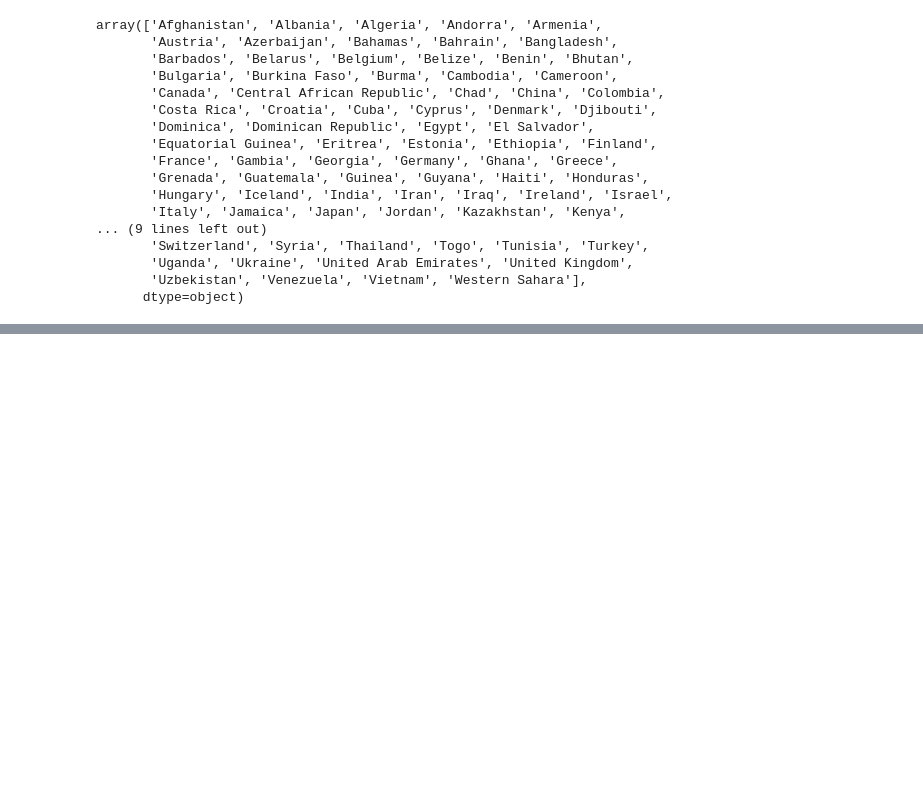
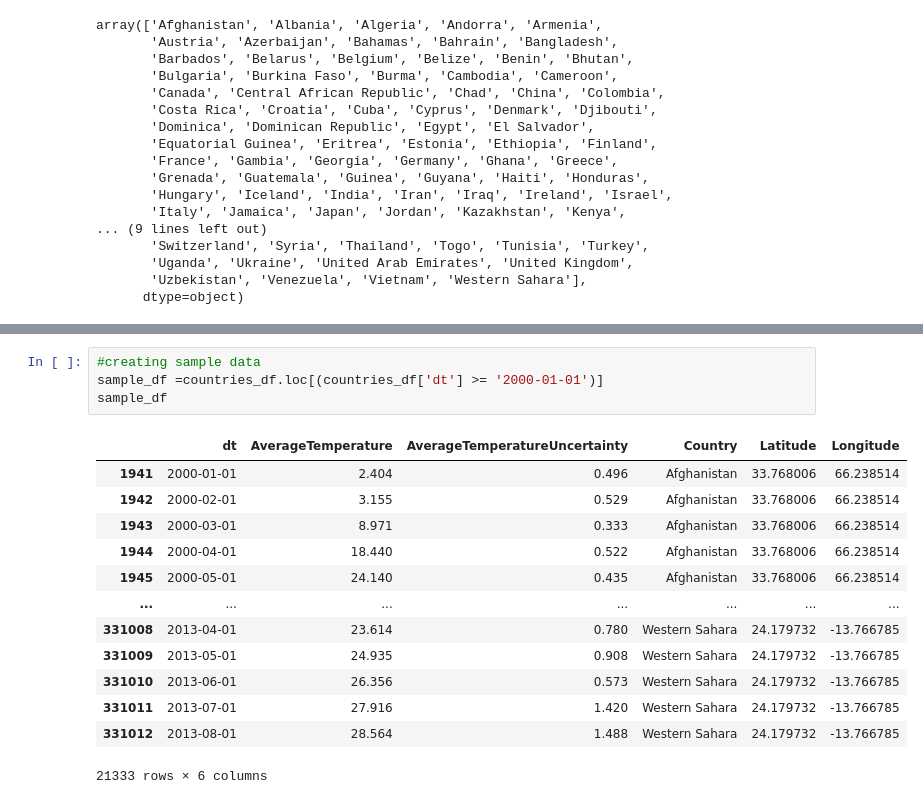
Before and after one commit to MichaelFischer23/kaggle, a Jupyter notebook: Filtering_country_data.ipynb, the cells around one changed output, grey strips where cells are left out. Saved outputs shown, nothing was run; the diff lists cells and outputs as text; blank space fills up the shorter version.

```diff
--- a/Filtering_country_data.ipynb
+++ b/Filtering_country_data.ipynb
@@ -141,0 +184,18 @@ array(['Afghanistan', 'Albania', 'Algeria', 'Andorra', 'Armenia',
+# %%
+#creating sample data
+sample_df =countries_df.loc[(countries_df['dt'] >= '2000-01-01')]
+sample_df
+# %% [output]
+|  | dt | AverageTemperature | AverageTemperatureUncertainty | Country | Latitude | Longitude |
+| 1941 | 2000-01-01 | 2.404 | 0.496 | Afghanistan | 33.768006 | 66.238514 |
+| 1942 | 2000-02-01 | 3.155 | 0.529 | Afghanistan | 33.768006 | 66.238514 |
+| 1943 | 2000-03-01 | 8.971 | 0.333 | Afghanistan | 33.768006 | 66.238514 |
+| 1944 | 2000-04-01 | 18.440 | 0.522 | Afghanistan | 33.768006 | 66.238514 |
+| 1945 | 2000-05-01 | 24.140 | 0.435 | Afghanistan | 33.768006 | 66.238514 |
+| ... | ... | ... | ... | ... | ... | ... |
+| 331008 | 2013-04-01 | 23.614 | 0.780 | Western Sahara | 24.179732 | -13.766785 |
+| 331009 | 2013-05-01 | 24.935 | 0.908 | Western Sahara | 24.179732 | -13.766785 |
+| 331010 | 2013-06-01 | 26.356 | 0.573 | Western Sahara | 24.179732 | -13.766785 |
+| 331011 | 2013-07-01 | 27.916 | 1.420 | Western Sahara | 24.179732 | -13.766785 |
+| 331012 | 2013-08-01 | 28.564 | 1.488 | Western Sahara | 24.179732 | -13.766785 |
+21333 rows × 6 columns
```
Also changed, not shown: parts of 5 cells of this notebook, 1 other file.
